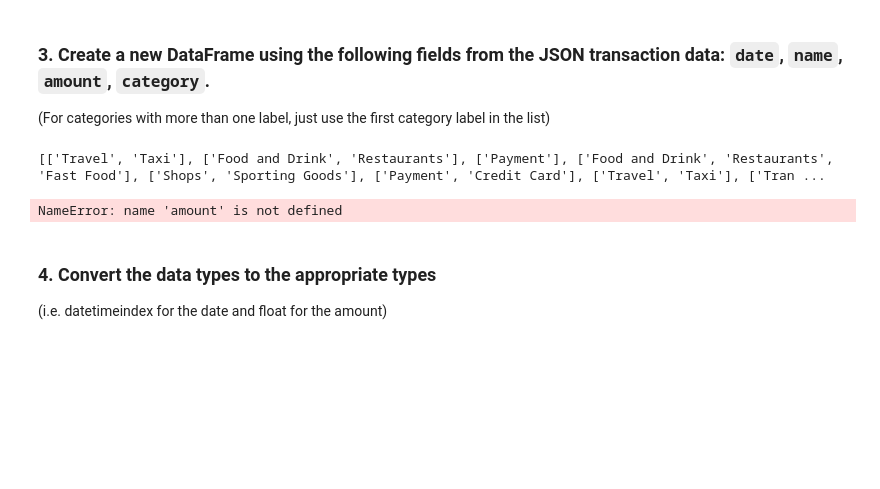
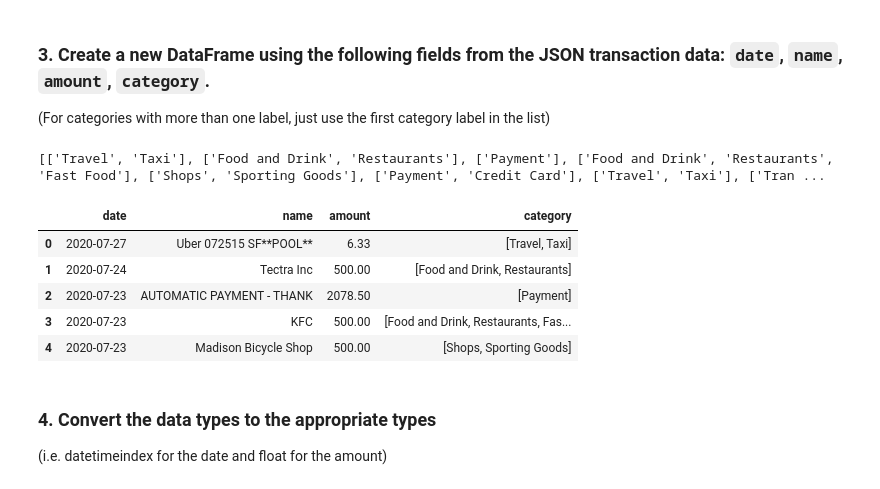
Before and after one commit to arsm800/How_Do_You_Like_Them_Apps, a Jupyter notebook: Instructions/Starter_Code/account_summary.ipynb, the cells around one changed output. Saved outputs shown, nothing was run; the diff lists cells and outputs as text; code cells hidden in the pictures; blank space fills up the shorter version.

Commit message:
Created transactions dataframe.

```diff
--- a/Instructions/Starter_Code/account_summary.ipynb
+++ b/Instructions/Starter_Code/account_summary.ipynb
@@ -202,21 +202,43 @@ attributes
 (For categories with more than one label, just use the first category label in the list)
 # %%
 # Define an empty DataFrame and set the columns as date, name, amount, and category
-df = pd.DataFrame()
+transactions_df = pd.DataFrame()
 
 # Retrieve all the transactions
+
+# Extract column data
 dates = [transaction['date'] for transaction in transactions_json]
 names = [transaction['name'] for transaction in transactions_json]
 amounts = [transaction['amount'] for transaction in transactions_json]
 categories =[transaction['category'] for transaction in transactions_json]
 print(categories)
-len(dates, names, amount, categories)
+len(categories)
+
 # Populate the transactions DataFrame with the transactions data
 
+    # Create series to be added to dataframe
+date = pd.Series(dates)
+name = pd.Series(names)
+amount = pd.Series(amounts)
+category = pd.Series(categories)
+
+type(date)
+
+transactions_df['date'] = date
+transactions_df['name'] = name
+transactions_df['amount'] = amount
+transactions_df['category'] = category
+
 # Display sample data from the DataFrame
+transactions_df.head()
 # %% [output]
 [['Travel', 'Taxi'], ['Food and Drink', 'Restaurants'], ['Payment'], ['Food and Drink', 'Restaurants', 'Fast Food'], ['Shops', 'Sporting Goods'], ['Payment', 'Credit Card'], ['Travel', 'Taxi'], ['Tran ...
-NameError: name 'amount' is not defined
+|  | date | name | amount | category |
+| 0 | 2020-07-27 | Uber 072515 SF**POOL** | 6.33 | [Travel, Taxi] |
+| 1 | 2020-07-24 | Tectra Inc | 500.00 | [Food and Drink, Restaurants] |
+| 2 | 2020-07-23 | AUTOMATIC PAYMENT - THANK | 2078.50 | [Payment] |
+| 3 | 2020-07-23 | KFC | 500.00 | [Food and Drink, Restaurants, Fas... |
+| 4 | 2020-07-23 | Madison Bicycle Shop | 500.00 | [Shops, Sporting Goods] |
 # %% [markdown]
 ### 4. Convert the data types to the appropriate types
 
```
